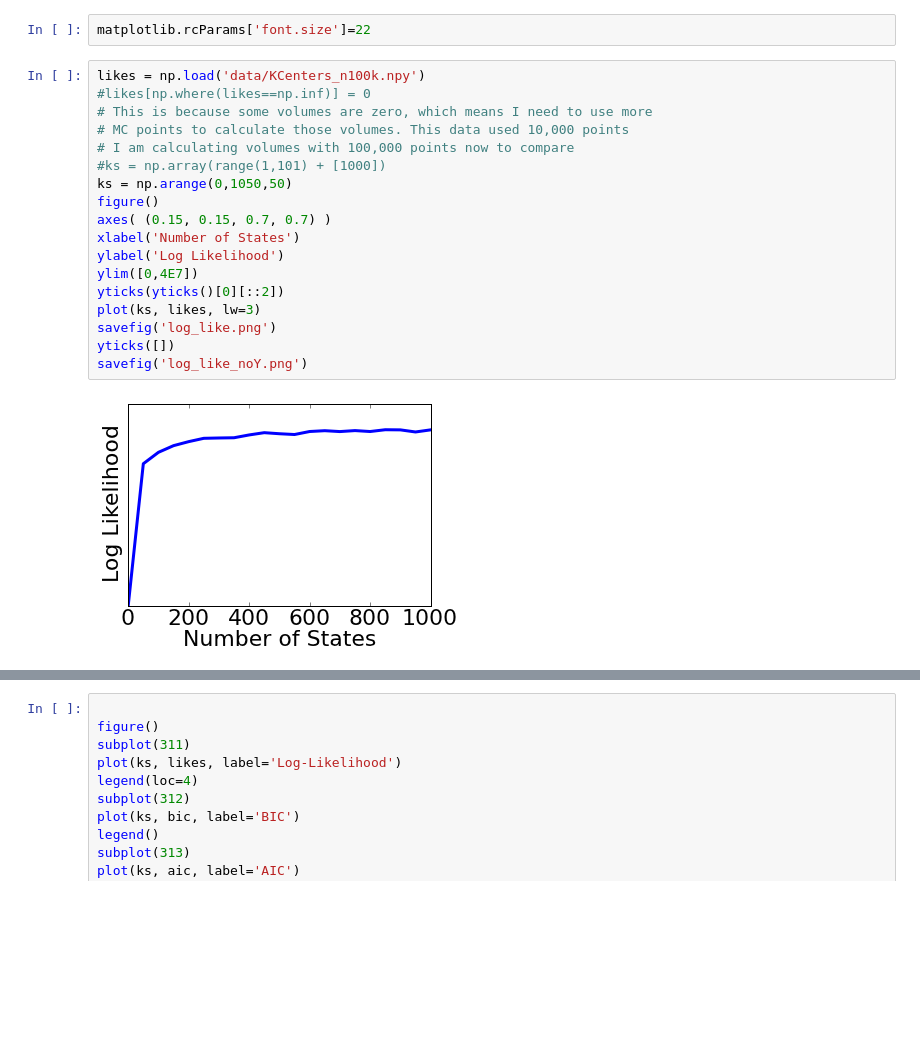
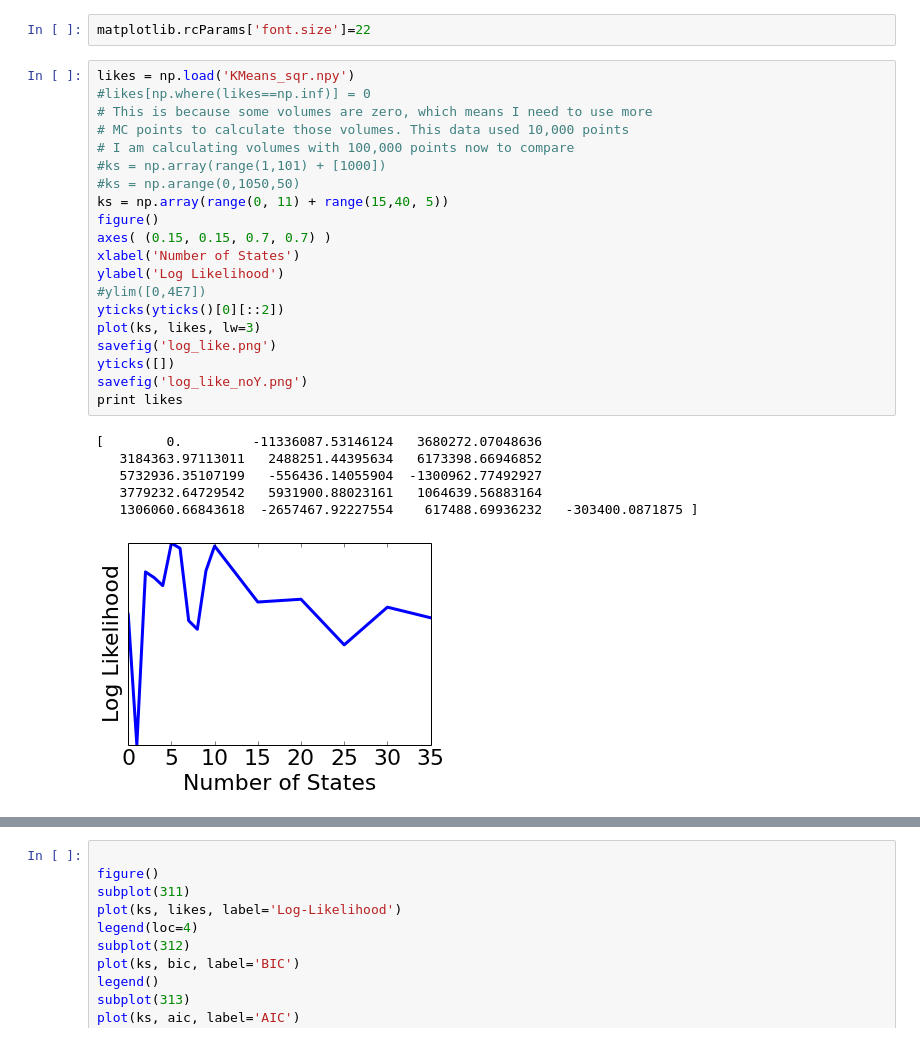
Before and after one commit to rmcgibbo/opt-k, a Jupyter notebook: muller/likelihoods.ipynb, the cells around one changed output, grey strips where cells are left out. Saved outputs shown, nothing was run; the diff lists cells and outputs as text; blank space fills up the shorter version.

```diff
--- a/muller/likelihoods.ipynb
+++ b/muller/likelihoods.ipynb
@@ -1,25 +1,32 @@
 # %%
 matplotlib.rcParams['font.size']=22
 # %%
-likes = np.load('data/KCenters_n100k.npy')
+likes = np.load('KMeans_sqr.npy')
 #likes[np.where(likes==np.inf)] = 0
 # This is because some volumes are zero, which means I need to use more
 # MC points to calculate those volumes. This data used 10,000 points
 # I am calculating volumes with 100,000 points now to compare
 #ks = np.array(range(1,101) + [1000])
-ks = np.arange(0,1050,50)
+#ks = np.arange(0,1050,50)
+ks = np.array(range(0, 11) + range(15,40, 5))
 figure()
 axes( (0.15, 0.15, 0.7, 0.7) )
 xlabel('Number of States')
 ylabel('Log Likelihood')
-ylim([0,4E7])
+#ylim([0,4E7])
 yticks(yticks()[0][::2])
 plot(ks, likes, lw=3)
 savefig('log_like.png')
 yticks([])
 savefig('log_like_noY.png')
+print likes
 # %% [output]
+[        0.         -11336087.53146124   3680272.07048636
+   3184363.97113011   2488251.44395634   6173398.66946852
+   5732936.35107199   -556436.14055904  -1300962.77492927
+   3779232.64729542   5931900.88023161   1064639.56883164
+   1306060.66843618  -2657467.92227554    617488.69936232   -303400.0871875 ]
-[figure, old version]
+[figure, new version]
 # %%
 bic = -2 * likes + ks**2 * np.log(1E7)
 aic = -2 * likes + 2 * ks**2
```
Also changed, not shown: parts of 1 cell of this notebook, 4 other files.
